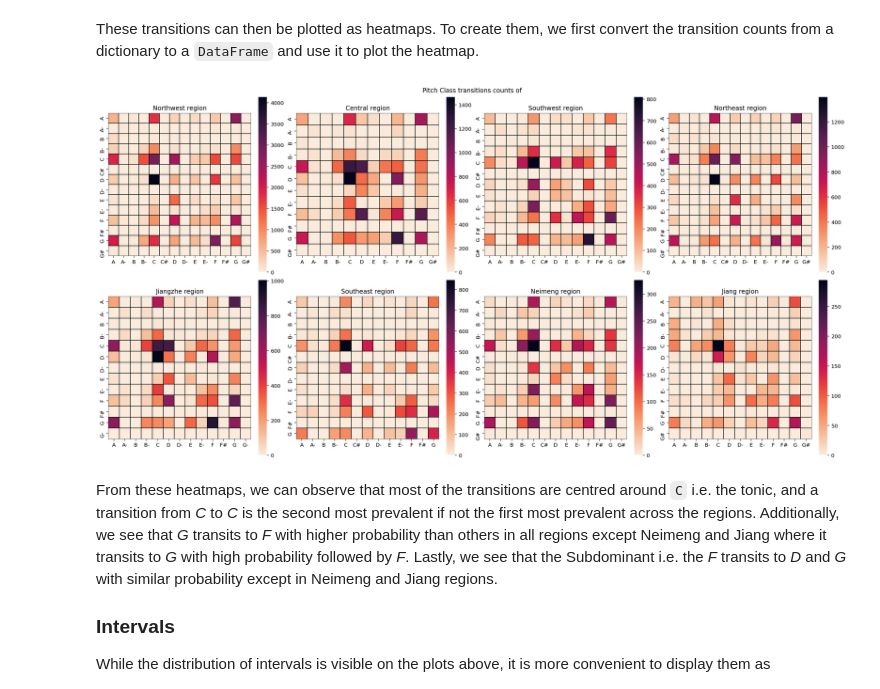
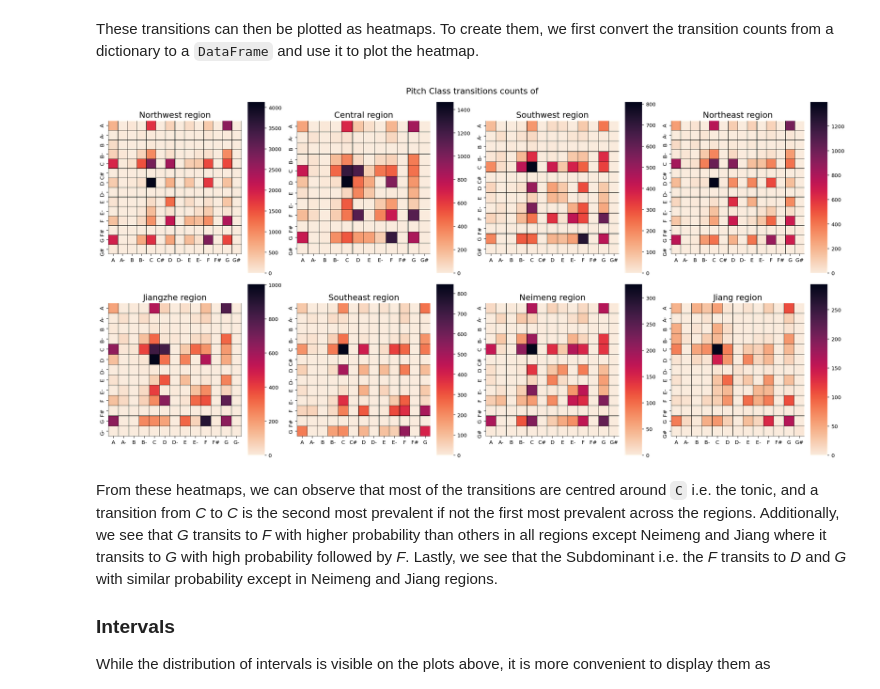
Before and after one commit to ravinitheshreddy/Digital-Musicology-Project, a Jupyter notebook: milestone3.ipynb, the cells around one changed output. Drawn from its saved outputs; the diff is of its cells as text; code cells hidden in the pictures.

Commit message:
adjust figures

```diff
--- a/milestone3.ipynb
+++ b/milestone3.ipynb
@@ -187,23 +187,23 @@ These transitions can then be plotted as heatmaps. To create them, we first conv
 # %%
 def sort_dict(item):
     # function to sort a nested dictionary based on key
     # credits: https://gist.github.com/gyli/f60f0374defc383aa098d44cfbd318eb
     return {k: sort_dict(v) if isinstance(v, dict) else v for k, v in sorted(item.items())}
 
 plt.rcParams["figure.figsize"] = (20, 10)
 colormap = sns.color_palette("rocket_r", as_cmap=True)
 fig, axes = plt.subplots(2,4, constrained_layout=True)
-fig.suptitle("Pitch Class transitions counts of")
+fig.suptitle("Pitch Class transitions counts of", fontsize = 16)
 for gloc, ax in zip(geo_divisions, axes.flat):
 
     sorted_probs = sort_dict(pitchclass_transition_absolute[gloc])
     gloc_matrix = pd.DataFrame.from_dict(sorted_probs).T.fillna(0)
     gloc_matrix = gloc_matrix.reindex(sorted(gloc_matrix.columns), axis=1)
 
     sns.heatmap(gloc_matrix, cmap= colormap, square=True, linecolor='black', linewidths=0.1, vmin=0,ax=ax)
-    ax.set_title("{} region".format(gloc))
+    ax.set_title("{} region".format(gloc), fontdict={'fontsize': 16})
 # %% [output]
-[figure, old version]
+[figure, new version]
 # %% [markdown]
 From these heatmaps, we can observe that most of the transitions are centred around `C` i.e. the tonic, and a transition from *C* to *C* is the second most prevalent if not the first most prevalent across the regions. Additionally, we see that *G* transits to *F* with higher probability than others in all regions except Neimeng and Jiang where it transits to *G* with high probability followed by *F*. Lastly, we see that the Subdominant i.e. the *F* transits to *D* and *G* with similar probability except in Neimeng and Jiang regions.
 
```
Also changed, not shown: parts of 5 cells of this notebook.
